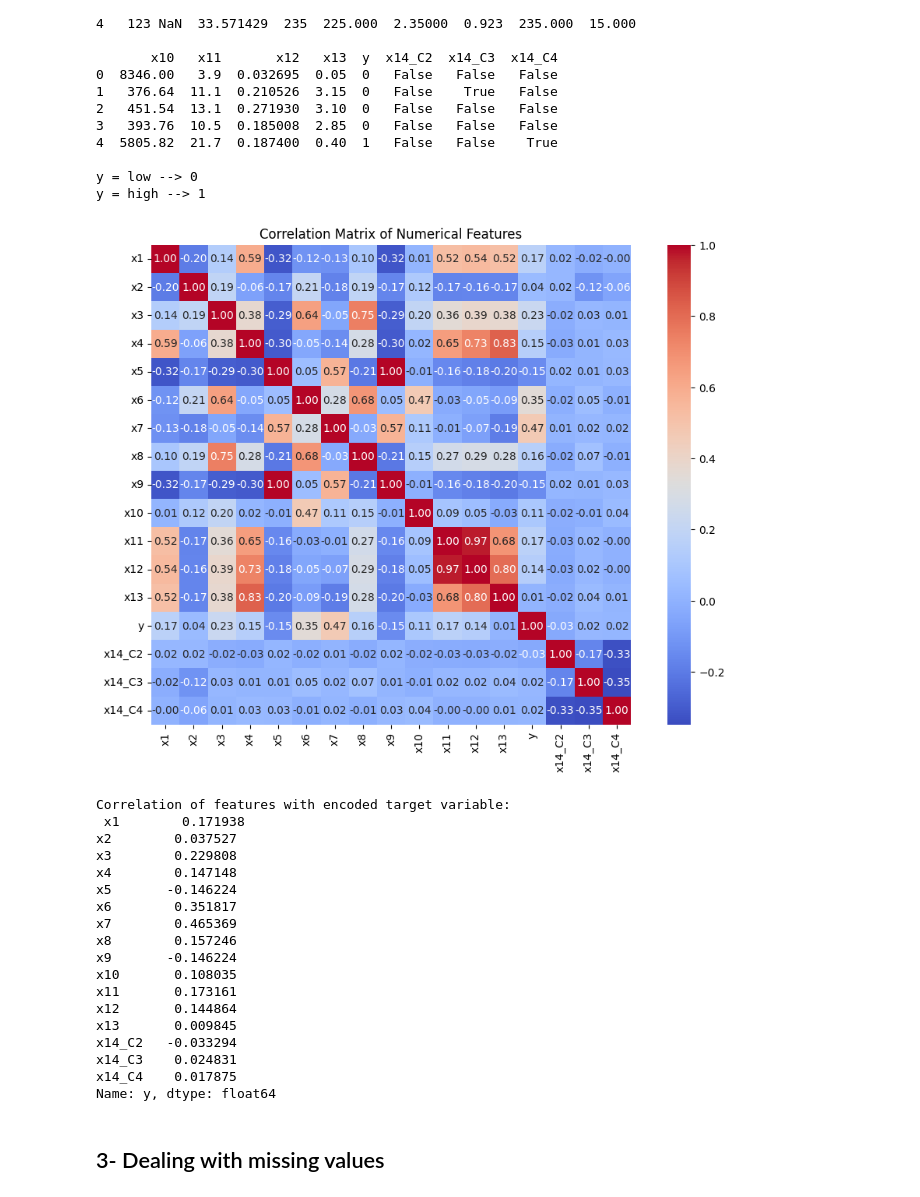
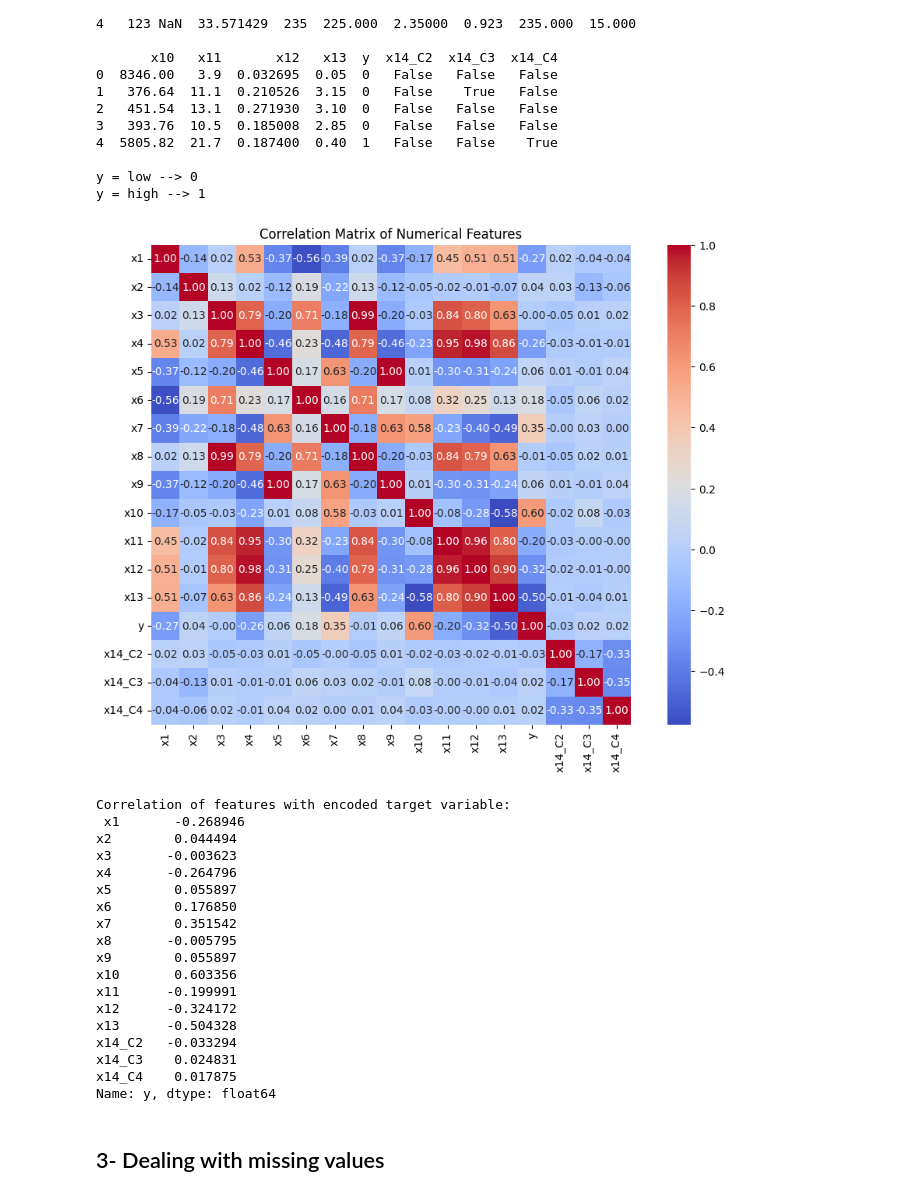
Before and after one commit to Hayder-Aleissa/ML-Project, a Jupyter notebook: ML_Project_P1.ipynb, the cells around one changed output. Cells and saved outputs as stored; diff of their text form; code cells hidden in the pictures.

```diff
--- a/ML_Project_P1.ipynb
+++ b/ML_Project_P1.ipynb
@@ -116,30 +125,30 @@ y = high --> 1
 # %%
 # Correlation matrix for numerical features, including the encoded target
 plt.figure(figsize=(12, 8))
-correlation_matrix = encoded_train_data.corr()  # This will now include 'y_encoded'
+correlation_matrix = encoded_train_data.corr(method='spearman')  # This will now include 'y_encoded'
 sns.heatmap(correlation_matrix, annot=True, fmt='.2f', cmap='coolwarm', square=True)
 plt.title('Correlation Matrix of Numerical Features')
 plt.show()
 
 # Correlation with the encoded target variable
 correlation_with_target = correlation_matrix['y'].drop('y')  # Exclude the encoded target itself
 print("Correlation of features with encoded target variable:\n", correlation_with_target)
 # %% [output]
-[figure, old version]
+[figure, new version]
 Correlation of features with encoded target variable:
- x1        0.171938
-x2        0.037527
-x3        0.229808
-x4        0.147148
-x5       -0.146224
-x6        0.351817
-x7        0.465369
-x8        0.157246
-x9       -0.146224
-x10       0.108035
-x11       0.173161
-x12       0.144864
-x13       0.009845
+ x1       -0.268946
+x2        0.044494
+x3       -0.003623
+x4       -0.264796
+x5        0.055897
+x6        0.176850
+x7        0.351542
+x8       -0.005795
+x9        0.055897
+x10       0.603356
+x11      -0.199991
+x12      -0.324172
+x13      -0.504328
 x14_C2   -0.033294
 x14_C3    0.024831
 x14_C4    0.017875
```
Also changed, not shown: parts of 3 cells of this notebook.
